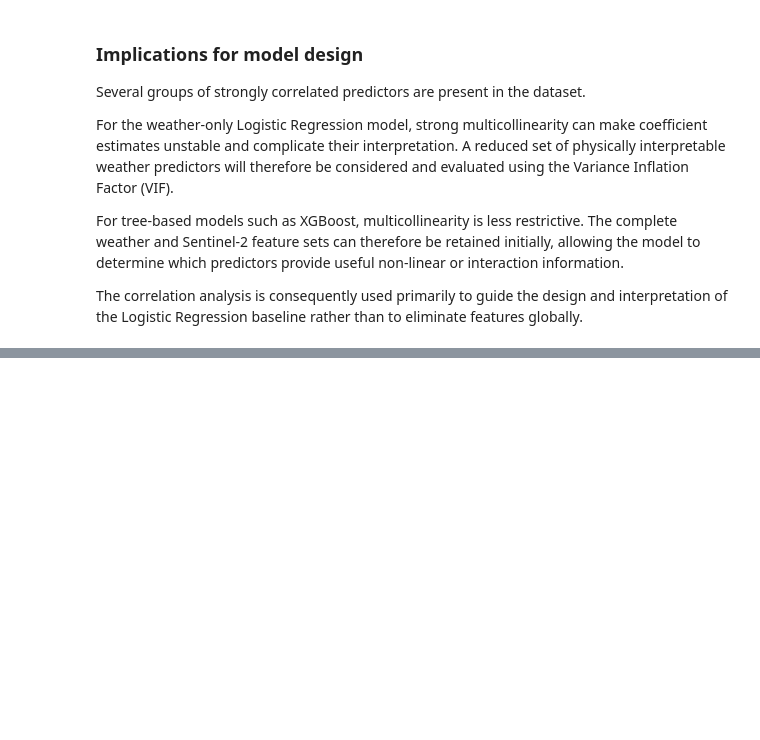
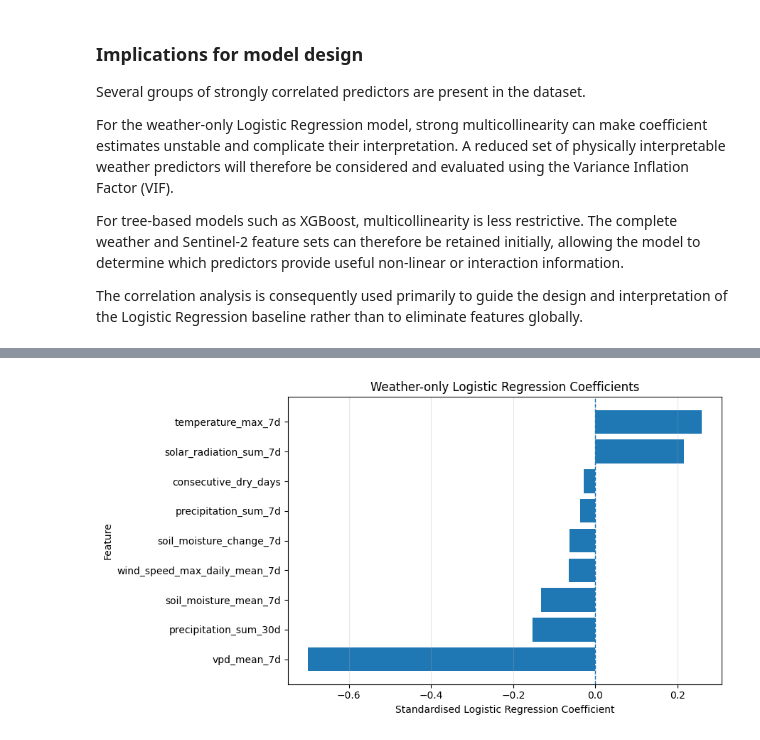
Before and after one commit to Daniel99Fonseca/wildfire-risk-portugal, a Jupyter notebook: notebooks/04_exploratory_analysis.ipynb, the cells around one changed output, grey strips where cells are left out. Cells and saved outputs as stored; diff of their text form; code cells hidden in the pictures; blank space fills up the shorter version.

```diff
--- a/notebooks/04_exploratory_analysis.ipynb
+++ b/notebooks/04_exploratory_analysis.ipynb
@@ -1291,0 +2000,17 @@ features globally.
+# %%
+logistic_estimator = logistic_model.named_steps["logistic_regression"]
+
+final_coef = pd.DataFrame({
+    "feature": logistic_weather_features,
+    "coefficient": logistic_estimator.coef_[0],
+})
+
+final_coef["odds_ratio"] = np.exp(final_coef["coefficient"])
+
+final_coef = (
+    final_coef
+    .sort_values("coefficient", ascending=False)
+    .reset_index(drop=True)
+)
+
+final_coef
@@ -1291,0 +2028,26 @@ features globally.
+# %%
+coef_plot = final_coef.sort_values("coefficient")
+
+fig, ax = plt.subplots(figsize=(9, 5))
+
+ax.barh(
+    coef_plot["feature"],
+    coef_plot["coefficient"]
+)
+
+ax.axvline(
+    0,
+    linestyle="--",
+    linewidth=1
+)
+
+ax.set_xlabel("Standardised Logistic Regression Coefficient")
+ax.set_ylabel("Feature")
+ax.set_title("Weather-only Logistic Regression Coefficients")
+
+ax.grid(axis="x", alpha=0.3)
+
+plt.tight_layout()
+plt.show()
+# %% [output]
+[figure, added]
```
Also changed, not shown: parts of 61 cells of this notebook, 4 other files.
